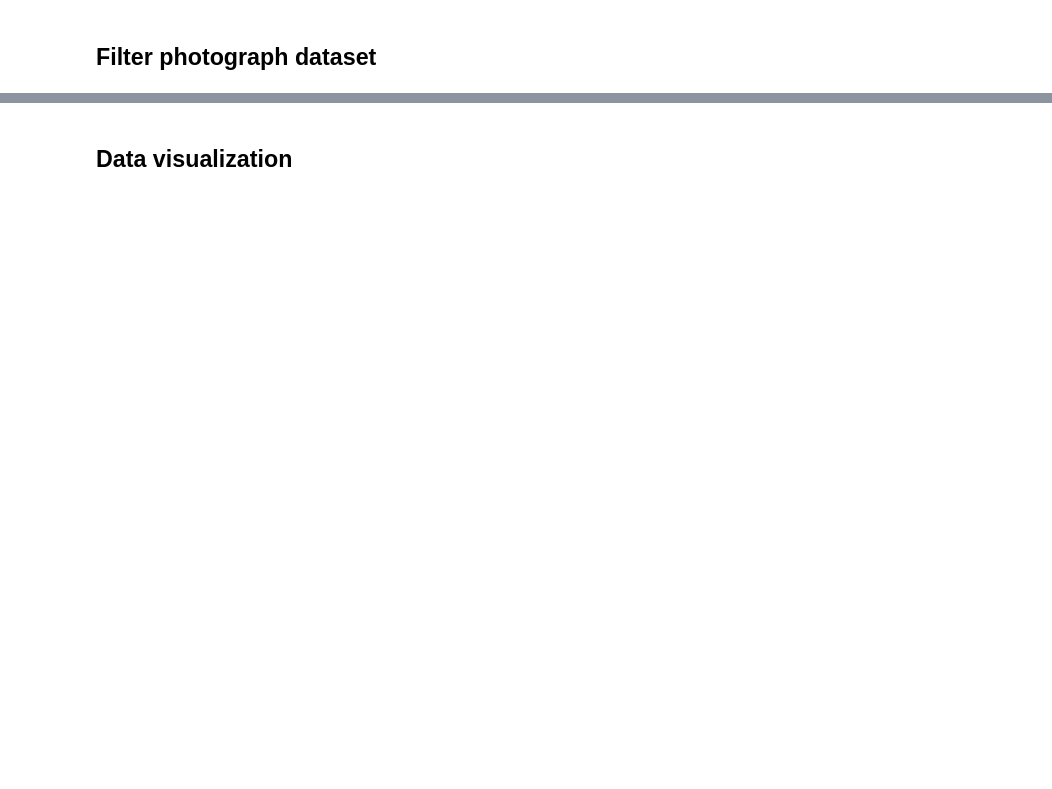
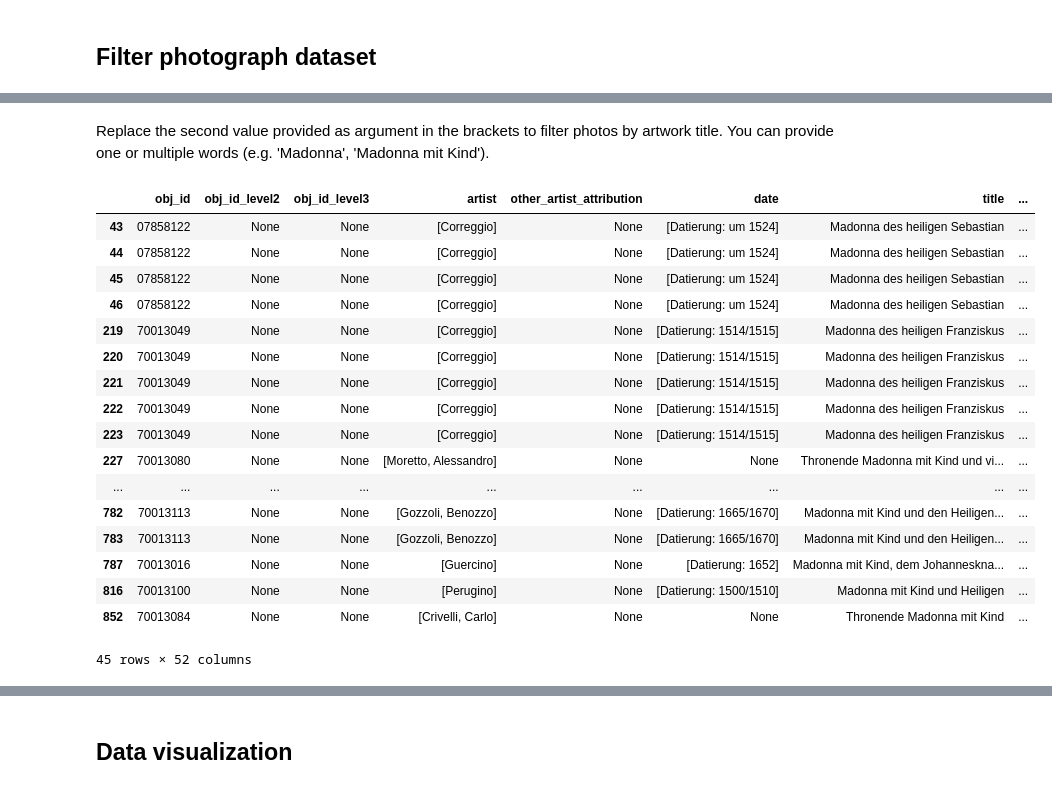
Before and after one commit to AlessandraFa/data-analysis-framework-KHI, a Jupyter notebook: Data_Analysis_Framework_for_Photo_Collection_Data_KHI.ipynb, the cells around one changed output, grey strips where cells are left out. Saved outputs shown, nothing was run; the diff lists cells and outputs as text; code cells hidden in the pictures; blank space fills up the shorter version.

```diff
--- a/Data_Analysis_Framework_for_Photo_Collection_Data_KHI.ipynb
+++ b/Data_Analysis_Framework_for_Photo_Collection_Data_KHI.ipynb
@@ -66,0 +222,24 @@ Replace ___ with the name of your file?
+# %% [markdown]
+Replace the second value provided as argument in the brackets to filter photos by artwork title. You can provide one or multiple words (e.g. 'Madonna', 'Madonna mit Kind').
+# %%
+filter_by_title = photos_collection.filter_by(key='title', value='Madonna')
+filter_by_title
+# %% [output]
+|  | obj_id | obj_id_level2 | obj_id_level3 | artist | other_artist_attribution | date | title | ... |
+| 43 | 07858122 | None | None | [Correggio] | None | [Datierung: um 1524] | Madonna des heiligen Sebastian | ... |
+| 44 | 07858122 | None | None | [Correggio] | None | [Datierung: um 1524] | Madonna des heiligen Sebastian | ... |
+| 45 | 07858122 | None | None | [Correggio] | None | [Datierung: um 1524] | Madonna des heiligen Sebastian | ... |
+| 46 | 07858122 | None | None | [Correggio] | None | [Datierung: um 1524] | Madonna des heiligen Sebastian | ... |
+| 219 | 70013049 | None | None | [Correggio] | None | [Datierung: 1514/1515] | Madonna des heiligen Franziskus | ... |
+| 220 | 70013049 | None | None | [Correggio] | None | [Datierung: 1514/1515] | Madonna des heiligen Franziskus | ... |
+| 221 | 70013049 | None | None | [Correggio] | None | [Datierung: 1514/1515] | Madonna des heiligen Franziskus | ... |
+| 222 | 70013049 | None | None | [Correggio] | None | [Datierung: 1514/1515] | Madonna des heiligen Franziskus | ... |
+| 223 | 70013049 | None | None | [Correggio] | None | [Datierung: 1514/1515] | Madonna des heiligen Franziskus | ... |
+| 227 | 70013080 | None | None | [Moretto, Alessandro] | None | None | Thronende Madonna mit Kind und vi... | ... |
+| ... | ... | ... | ... | ... | ... | ... | ... | ... |
+| 782 | 70013113 | None | None | [Gozzoli, Benozzo] | None | [Datierung: 1665/1670] | Madonna mit Kind und den Heiligen... | ... |
+| 783 | 70013113 | None | None | [Gozzoli, Benozzo] | None | [Datierung: 1665/1670] | Madonna mit Kind und den Heiligen... | ... |
+| 787 | 70013016 | None | None | [Guercino] | None | [Datierung: 1652] | Madonna mit Kind, dem Johanneskna... | ... |
+| 816 | 70013100 | None | None | [Perugino] | None | [Datierung: 1500/1510] | Madonna mit Kind und Heiligen | ... |
+| 852 | 70013084 | None | None | [Crivelli, Carlo] | None | None | Thronende Madonna mit Kind | ... |
+45 rows × 52 columns
```
Also changed, not shown: parts of 33 cells of this notebook, 5 other files.
